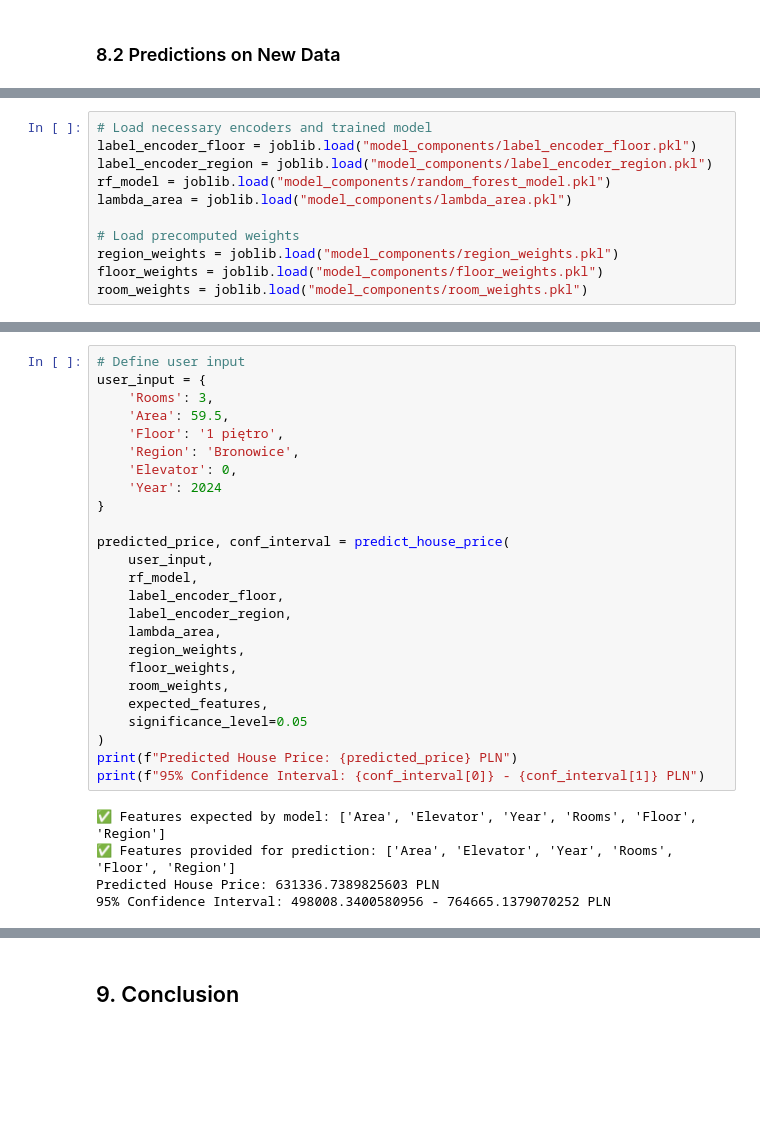
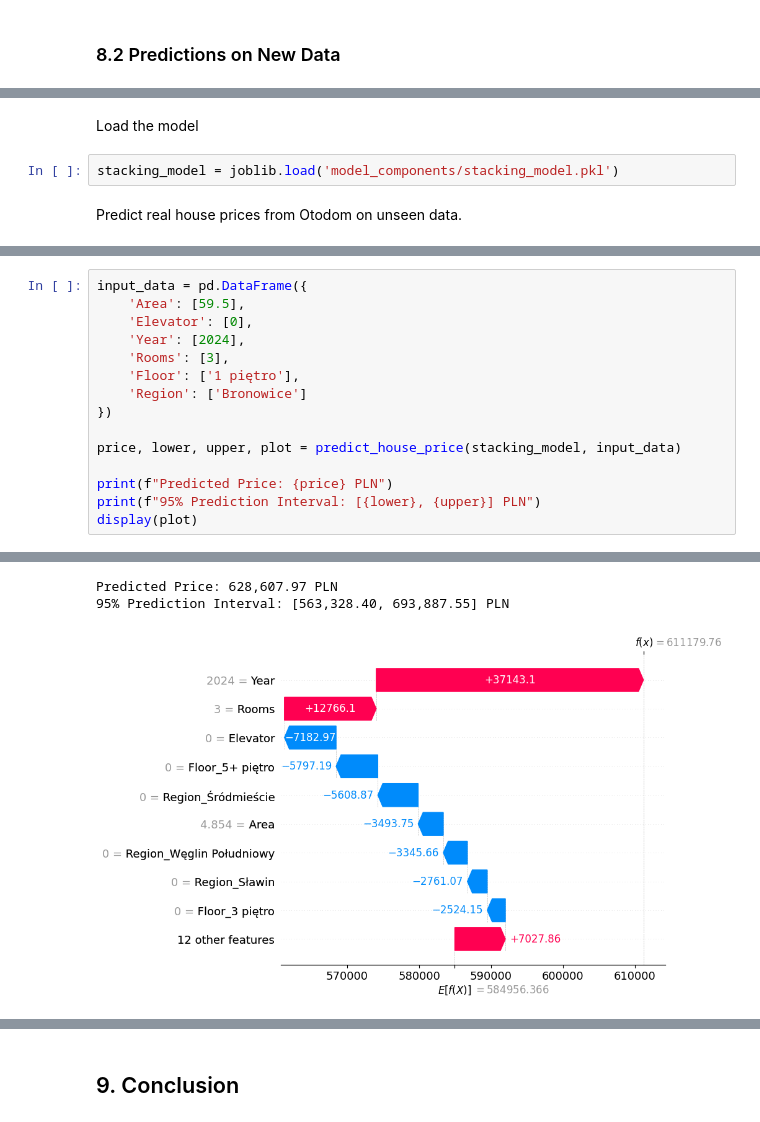
Before and after one commit to davydantoniuk/lublin-house-price-predict, a Jupyter notebook: price_prediction.ipynb, the cells around one changed output, grey strips where cells are left out. Drawn from its saved outputs; the diff is of its cells as text; blank space fills up the shorter version.

```diff
--- a/price_prediction.ipynb
+++ b/price_prediction.ipynb
@@ -2805,11 +2822,0 @@ Firstly, I will load the saved model and all its components to make predictions
-# %%
-# Load necessary encoders and trained model
-label_encoder_floor = joblib.load("model_components/label_encoder_floor.pkl")
-label_encoder_region = joblib.load("model_components/label_encoder_region.pkl")
-rf_model = joblib.load("model_components/random_forest_model.pkl")
-lambda_area = joblib.load("model_components/lambda_area.pkl")
-
-# Load precomputed weights
-region_weights = joblib.load("model_components/region_weights.pkl")
-floor_weights = joblib.load("model_components/floor_weights.pkl")
-room_weights = joblib.load("model_components/room_weights.pkl")
@@ -2823,32 +2835,24 @@ joblib.dump(expected_features, 'model_components/expected_features.pkl')
+# %% [markdown]
+Load the model
+# %%
+stacking_model = joblib.load('model_components/stacking_model.pkl')
+# %% [markdown]
+Predict real house prices from Otodom on unseen data.
 # %% [markdown]
 ![image1.png](description_images/image1.jpg)
-# %%
-# Define user input
-user_input = {
-    'Rooms': 3,
-    'Area': 59.5,
-    'Floor': '1 piętro',
-    'Region': 'Bronowice',
-    'Elevator': 0,
-    'Year': 2024
-}
-
-predicted_price, conf_interval = predict_house_price(
-    user_input,
-    rf_model,
-    label_encoder_floor,
-    label_encoder_region,
-    lambda_area,
-    region_weights,
-    floor_weights,
-    room_weights,
-    expected_features,
-    significance_level=0.05
-)
-print(f"Predicted House Price: {predicted_price} PLN")
-print(f"95% Confidence Interval: {conf_interval[0]} - {conf_interval[1]} PLN")
-# %% [output]
-✅ Features expected by model: ['Area', 'Elevator', 'Year', 'Rooms', 'Floor', 'Region']
-✅ Features provided for prediction: ['Area', 'Elevator', 'Year', 'Rooms', 'Floor', 'Region']
-Predicted House Price: 631336.7389825603 PLN
-95% Confidence Interval: 498008.3400580956 - 764665.1379070252 PLN
+# %%
+input_data = pd.DataFrame({
+    'Area': [59.5],
+    'Elevator': [0],
+    'Year': [2024],
+    'Rooms': [3],
+    'Floor': ['1 piętro'],
+    'Region': ['Bronowice']
+})
+
+price, lower, upper, plot = predict_house_price(stacking_model, input_data)
+
+print(f"Predicted Price: {price} PLN")
+print(f"95% Prediction Interval: [{lower}, {upper}] PLN")
+display(plot)
+# %% [output]
@@ -2855,2 +2860,5 @@ Predicted House Price: 631336.7389825603 PLN
+Predicted Price: 628,607.97 PLN
+95% Prediction Interval: [563,328.40, 693,887.55] PLN
+[figure, added]
 # %% [markdown]
 ![image2.png](description_images/image2.jpg)
```
Also changed, not shown: parts of 28 cells of this notebook.
